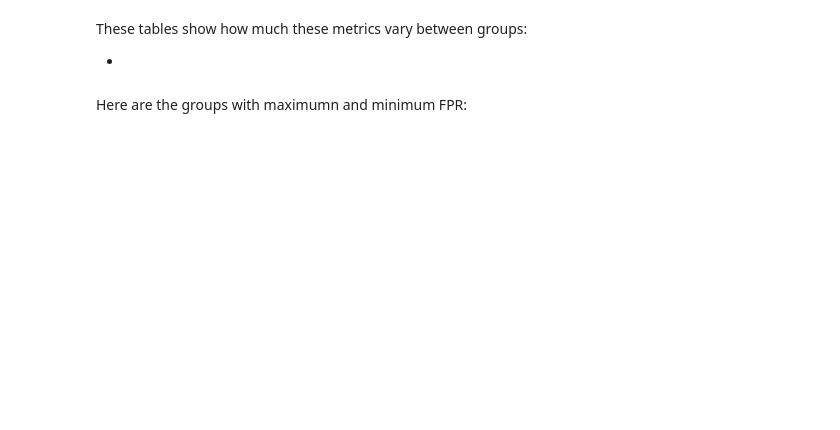
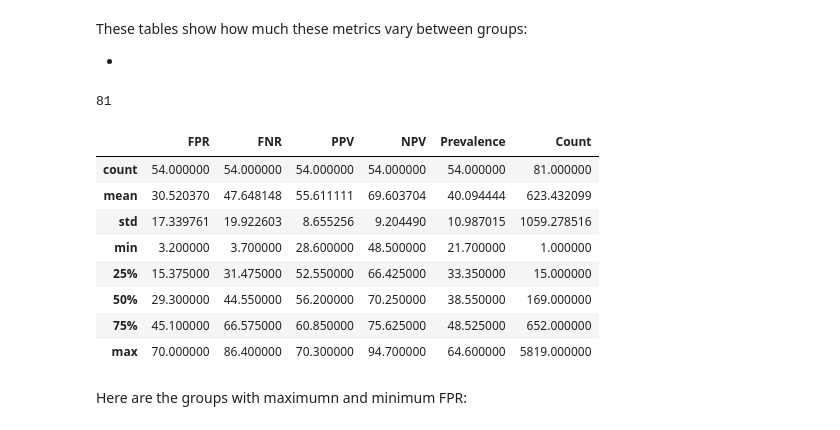
Before and after one commit to AllenDowney/RecidivismCaseStudy, a Jupyter notebook: 05_subgroups.ipynb, the cells around one changed output. Drawn from its saved outputs; the diff is of its cells as text; code cells hidden in the pictures; blank space fills up the shorter version.

```diff
--- a/05_subgroups.ipynb
+++ b/05_subgroups.ipynb
@@ -265,6 +267,21 @@ These tables show how much these metrics vary between groups:
 tables = [table1, table2, table3, table4, table5, table6, table7]
 
 all_groups = pd.concat(tables)
+len(all_groups)
+# %% [output]
+81
+# %%
+all_groups.describe()
+# %% [output]
+|  | FPR | FNR | PPV | NPV | Prevalence | Count |
+| count | 54.000000 | 54.000000 | 54.000000 | 54.000000 | 54.000000 | 81.000000 |
+| mean | 30.520370 | 47.648148 | 55.611111 | 69.603704 | 40.094444 | 623.432099 |
+| std | 17.339761 | 19.922603 | 8.655256 | 9.204490 | 10.987015 | 1059.278516 |
+| min | 3.200000 | 3.700000 | 28.600000 | 48.500000 | 21.700000 | 1.000000 |
+| 25% | 15.375000 | 31.475000 | 52.550000 | 66.425000 | 33.350000 | 15.000000 |
+| 50% | 29.300000 | 44.550000 | 56.200000 | 70.250000 | 38.550000 | 169.000000 |
+| 75% | 45.100000 | 66.575000 | 60.850000 | 75.625000 | 48.525000 | 652.000000 |
+| max | 70.000000 | 86.400000 | 70.300000 | 94.700000 | 64.600000 | 5819.000000 |
 # %%
 def min_max_metric(all_groups, metric):
     """
```
Also changed, not shown: parts of 27 cells of this notebook, 8 other files.
